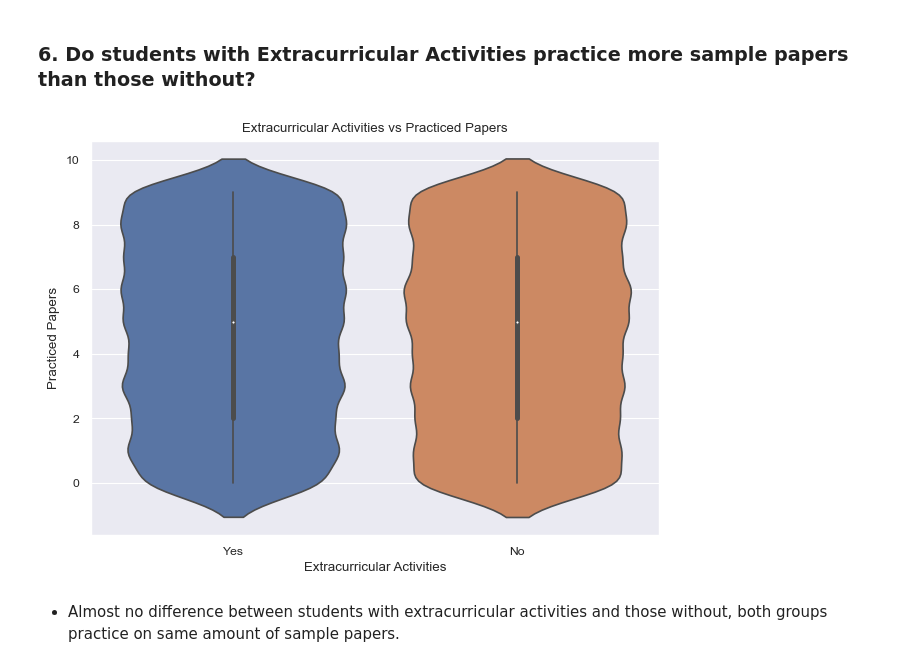
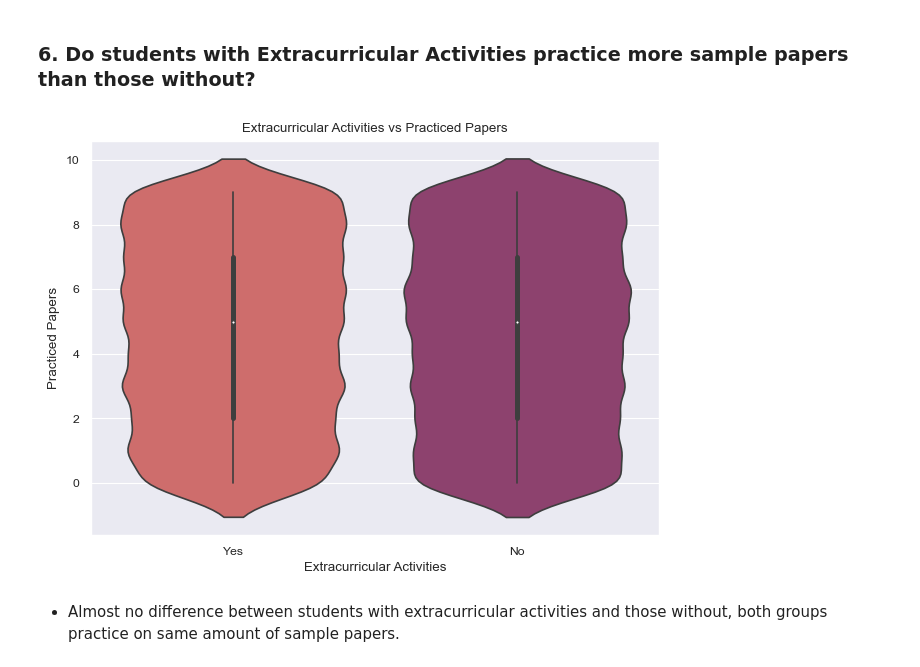
Before and after one commit to mo-chabane-tech/Data-Notebooks-And-Dashboards, a Jupyter notebook: Student Performance/Notebook.ipynb, the cells around one changed output. Drawn from its saved outputs; the diff is of its cells as text; code cells hidden in the pictures.

```diff
--- a/Student Performance/Notebook.ipynb
+++ b/Student Performance/Notebook.ipynb
@@ -187,12 +185,12 @@ plt.show()
 # %% [markdown]
 ### 6. Do students with Extracurricular Activities practice more sample papers than those without?
 # %%
-sns.violinplot(data=df, y="Sample Question Papers Practiced", x="Extracurricular Activities")
+sns.violinplot(data=df, y="Sample Question Papers Practiced", x="Extracurricular Activities", palette="flare")
 plt.title("Extracurricular Activities vs Practiced Papers")
 plt.ylabel("Practiced Papers")
 plt.tight_layout()
 plt.show()
 # %% [output]
-[figure, old version]
+[figure, new version]
 # %% [markdown]
 - Almost no difference between students with extracurricular activities and those without, both groups practice on same amount of sample papers.
```
Also changed, not shown: parts of 5 cells of this notebook.
